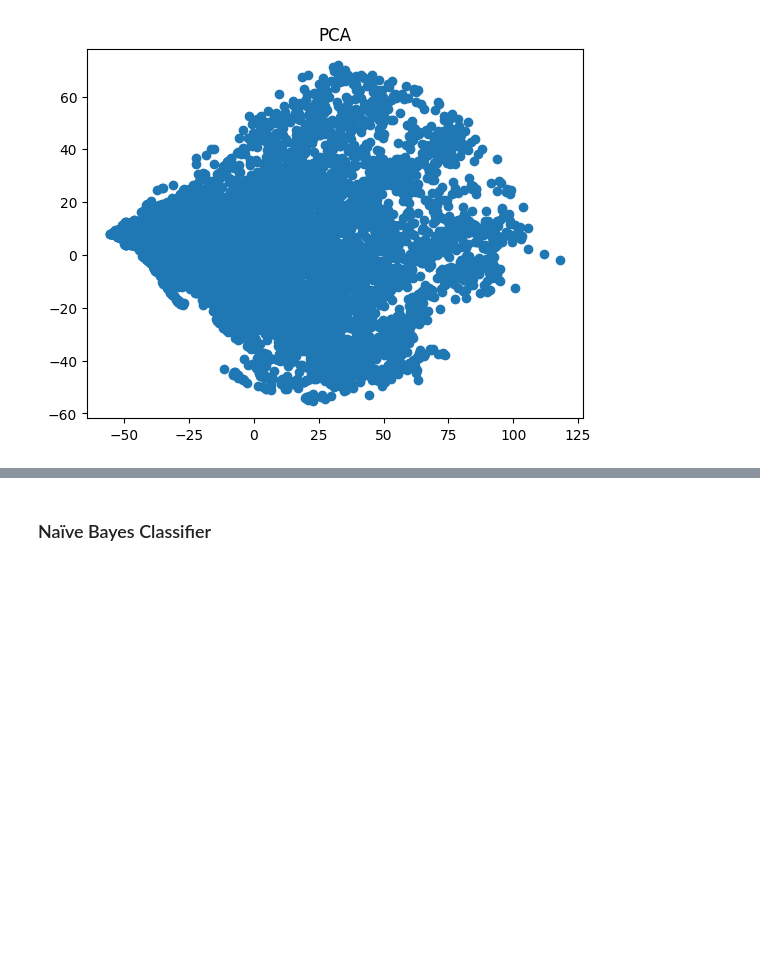
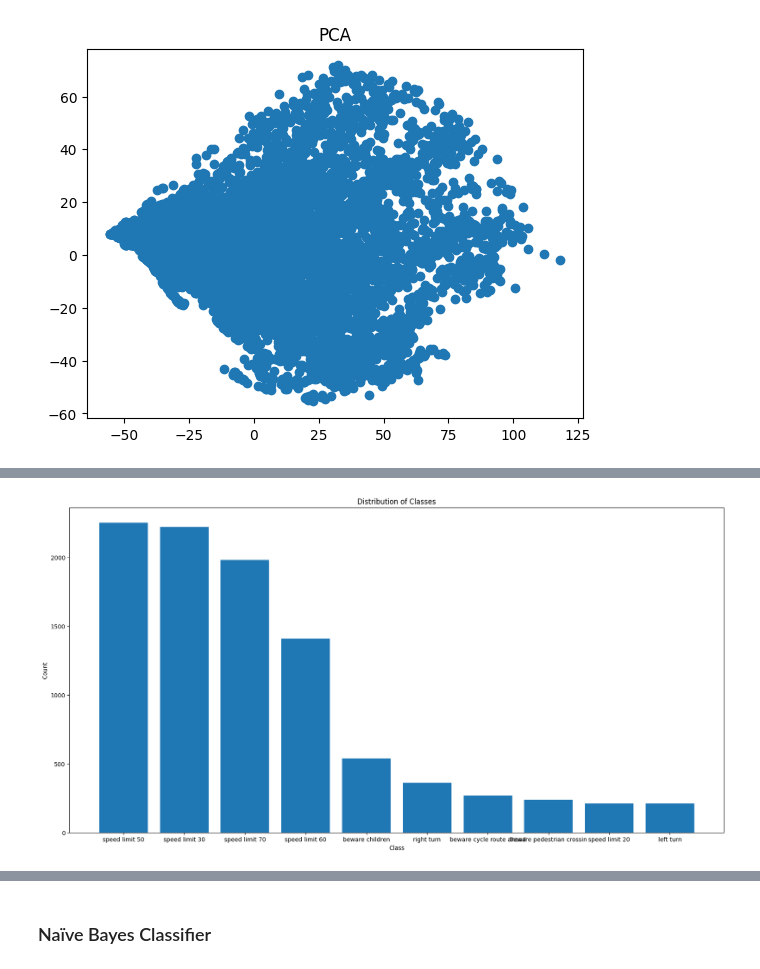
Before and after one commit to amv2/F20DL_Coursework_Group8_2023-24, a Jupyter notebook: CW-part1.ipynb, the cells around one changed output, grey strips where cells are left out. Cells and saved outputs as stored; diff of their text form; code cells hidden in the pictures; blank space fills up the shorter version.

```diff
--- a/CW-part1.ipynb
+++ b/CW-part1.ipynb
@@ -372,0 +327,13 @@ Scatter plots and clustering proved to be much better methods of understanding h
+# %%
+# show the distribution of the mapped target data
+
+class_counts = data.iloc[:, 1].value_counts()
+# Plot the distribution
+plt.figure(figsize=(20, 10))
+plt.bar(class_counts.index, class_counts.values)
+plt.xlabel('Class')
+plt.ylabel('Count')
+plt.title('Distribution of Classes')
+plt.show()
+# %% [output]
+[figure, added]
```
Also changed, not shown: parts of 17 cells of this notebook.
